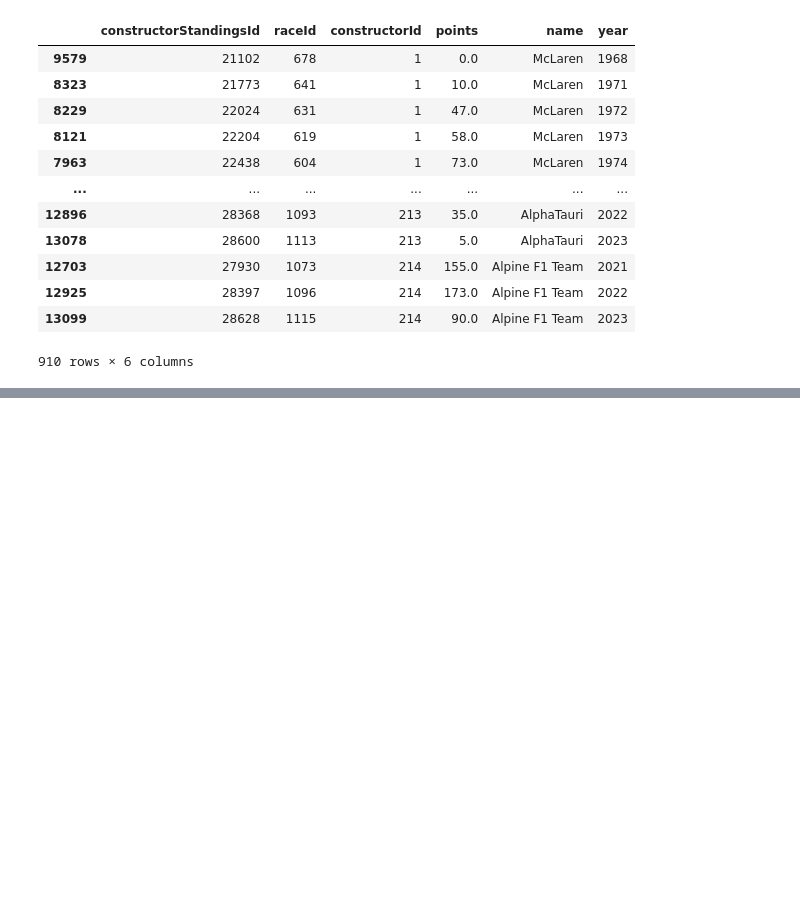
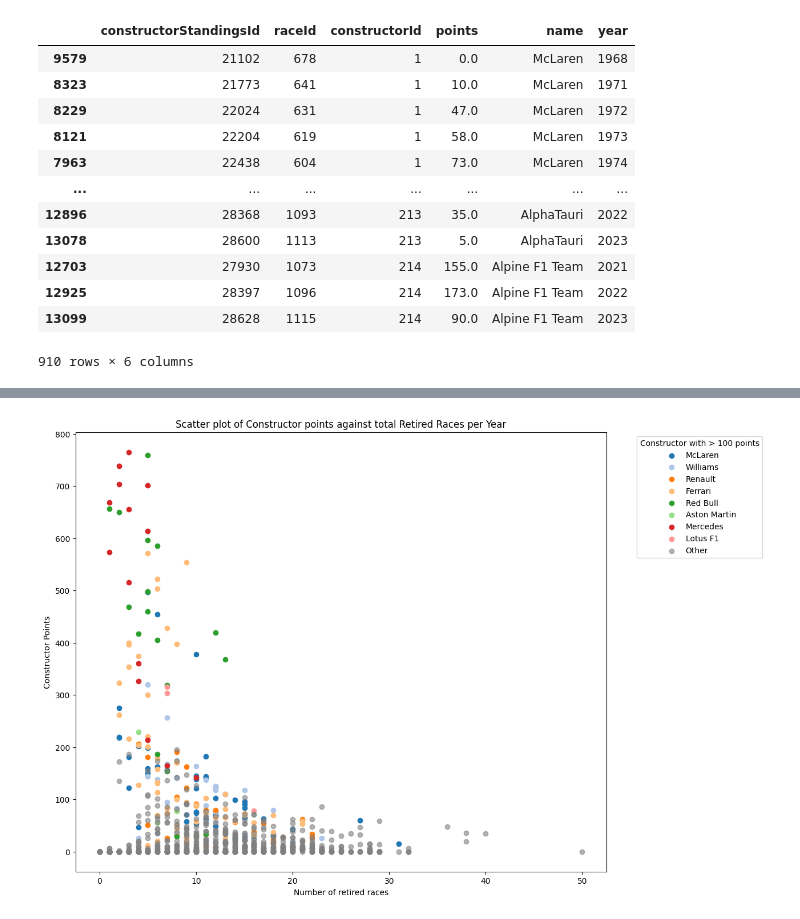
Before and after one commit to MacBeth-M/Capstone, a Jupyter notebook: DNF.ipynb, the cells around one changed output, grey strips where cells are left out. Saved outputs shown, nothing was run; the diff lists cells and outputs as text; code cells hidden in the pictures; blank space fills up the shorter version.

```diff
--- a/DNF.ipynb
+++ b/DNF.ipynb
@@ -433,0 +509,26 @@ filtered_df2
+# %%
+# Identify constructors with any entry that has points exceeding 500
+constructors_over_500 = reg_df[reg_df['points'] > 200]['name'].unique()
+color_mapping = dict(zip(constructors_over_500, plt.cm.tab20.colors[:len(constructors_over_500)]))
+
+# Default color for other constructors
+default_color = 'gray'
+
+plt.figure(figsize=(12, 10))
+
+# Plotting points with specific colors for identified constructors
+for constructor in constructors_over_500:
+    subset = reg_df[reg_df['name'] == constructor]
+    plt.scatter(subset['DNF_count'], subset['points'], color=color_mapping[constructor], label=constructor)
+
+# Plotting points with default color for other constructors
+subset_default = reg_df[~reg_df['name'].isin(constructors_over_500)]
+plt.scatter(subset_default['DNF_count'], subset_default['points'], color=default_color, alpha=0.6, label="Other")
+
+plt.title('Scatter plot of Constructor points against total Retired Races per Year')
+plt.xlabel('Number of retired races')
+plt.ylabel('Constructor Points')
+plt.legend(title='Constructor with > 100 points', bbox_to_anchor=(1.05, 1), loc='upper left')  # Place legend outside plot
+plt.show()
+# %% [output]
+[figure, added]
```
Also changed, not shown: parts of 13 cells of this notebook, 2 other files.
